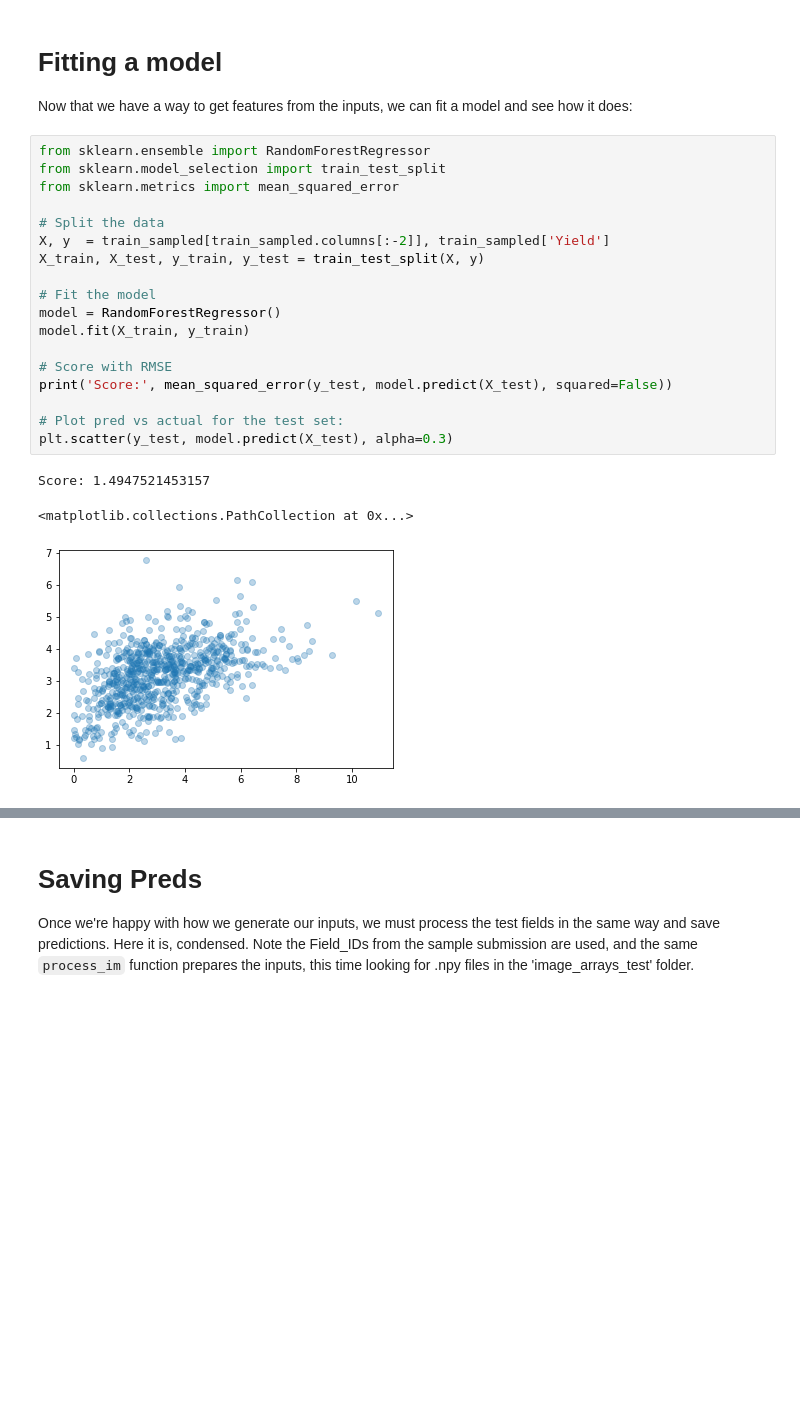
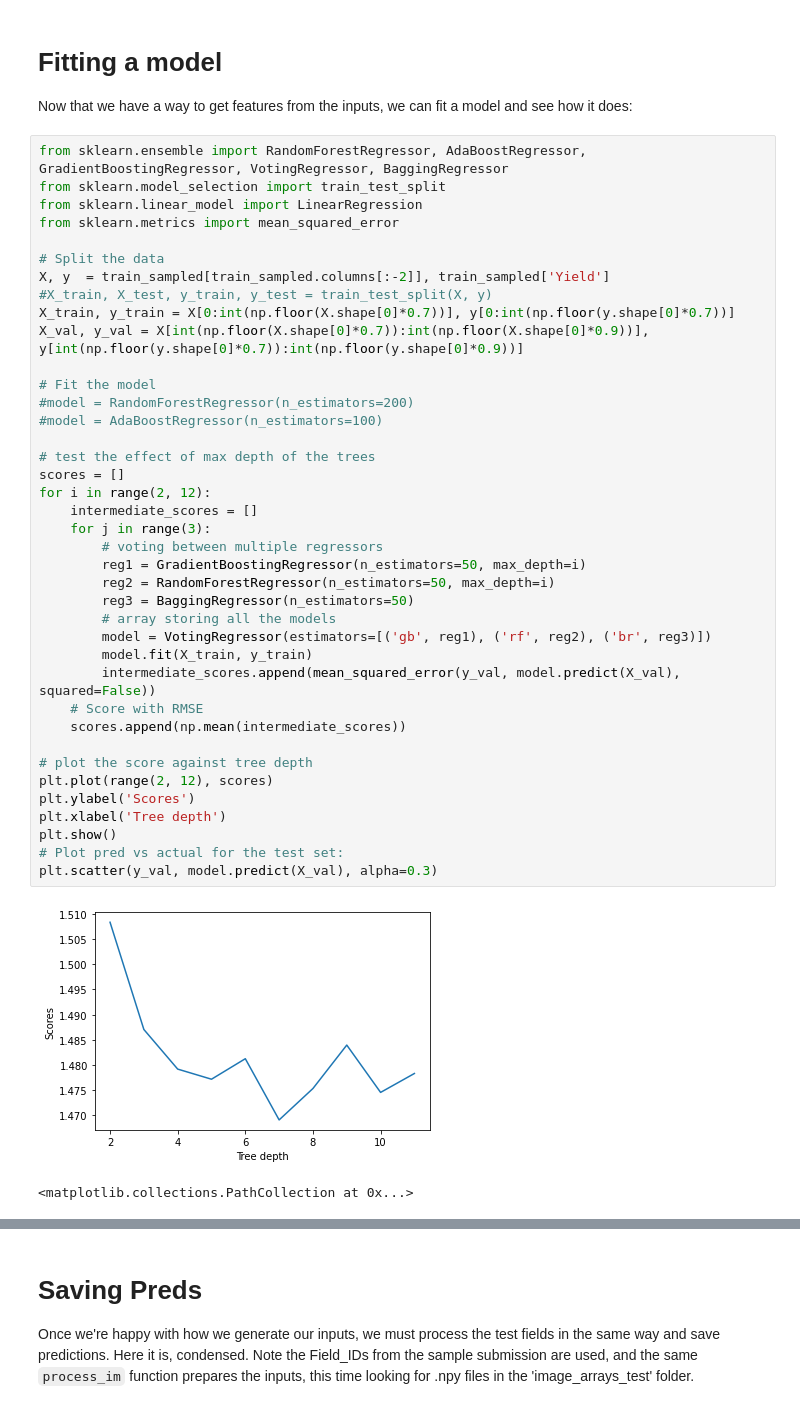
Before and after one commit to sam-ghala/CoRNN, a Jupyter notebook: data/Starter_Notebook_CGIAR_Yield_Estimation.ipynb, the cells around one changed output, grey strips where cells are left out. Cells and saved outputs as stored; diff of their text form; blank space fills up the shorter version.

```diff
--- a/data/Starter_Notebook_CGIAR_Yield_Estimation.ipynb
+++ b/data/Starter_Notebook_CGIAR_Yield_Estimation.ipynb
@@ -145,25 +289,45 @@ train_sampled.head()
 # Fitting a model
 
 Now that we have a way to get features from the inputs, we can fit a model and see how it does:
-# %%
-from sklearn.ensemble import RandomForestRegressor
-from sklearn.model_selection import train_test_split
-from sklearn.metrics import mean_squared_error
-
-# Split the data
-X, y  = train_sampled[train_sampled.columns[:-2]], train_sampled['Yield']
-X_train, X_test, y_train, y_test = train_test_split(X, y)
-
-# Fit the model
-model = RandomForestRegressor()
-model.fit(X_train, y_train)
-
-# Score with RMSE
-print('Score:', mean_squared_error(y_test, model.predict(X_test), squared=False))
-
-# Plot pred vs actual for the test set:
-plt.scatter(y_test, model.predict(X_test), alpha=0.3)
-# %% [output]
-Score: 1.4947521453157
-<matplotlib.collections.PathCollection at 0x...>
-[figure, removed]
+# %%
+from sklearn.ensemble import RandomForestRegressor, AdaBoostRegressor, GradientBoostingRegressor, VotingRegressor, BaggingRegressor
+from sklearn.model_selection import train_test_split
+from sklearn.linear_model import LinearRegression
+from sklearn.metrics import mean_squared_error
+
+# Split the data
+X, y  = train_sampled[train_sampled.columns[:-2]], train_sampled['Yield']
+#X_train, X_test, y_train, y_test = train_test_split(X, y)
+X_train, y_train = X[0:int(np.floor(X.shape[0]*0.7))], y[0:int(np.floor(y.shape[0]*0.7))]
+X_val, y_val = X[int(np.floor(X.shape[0]*0.7)):int(np.floor(X.shape[0]*0.9))], y[int(np.floor(y.shape[0]*0.7)):int(np.floor(y.shape[0]*0.9))]
+
+# Fit the model
+#model = RandomForestRegressor(n_estimators=200)
+#model = AdaBoostRegressor(n_estimators=100)
+
+# test the effect of max depth of the trees
+scores = []
+for i in range(2, 12):
+    intermediate_scores = []
+    for j in range(3):
+        # voting between multiple regressors
+        reg1 = GradientBoostingRegressor(n_estimators=50, max_depth=i)
+        reg2 = RandomForestRegressor(n_estimators=50, max_depth=i)
+        reg3 = BaggingRegressor(n_estimators=50)
+        # array storing all the models
+        model = VotingRegressor(estimators=[('gb', reg1), ('rf', reg2), ('br', reg3)])
+        model.fit(X_train, y_train)
+        intermediate_scores.append(mean_squared_error(y_val, model.predict(X_val), squared=False))
+    # Score with RMSE
+    scores.append(np.mean(intermediate_scores))
+
+# plot the score against tree depth
+plt.plot(range(2, 12), scores)
+plt.ylabel('Scores')
+plt.xlabel('Tree depth')
+plt.show()
+# Plot pred vs actual for the test set:
+plt.scatter(y_val, model.predict(X_val), alpha=0.3)
+# %% [output]
+[figure, added]
+<matplotlib.collections.PathCollection at 0x...>
```
Also changed, not shown: parts of 17 cells of this notebook.
